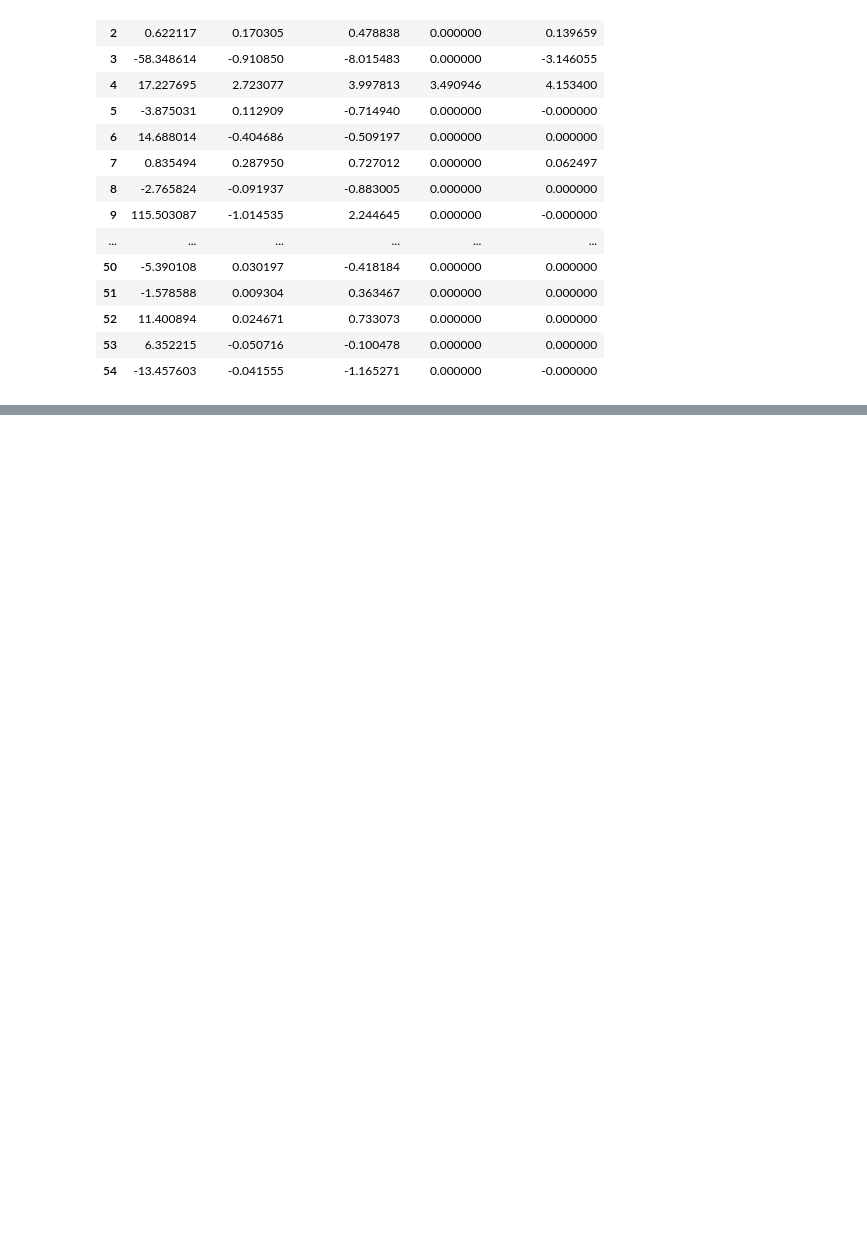
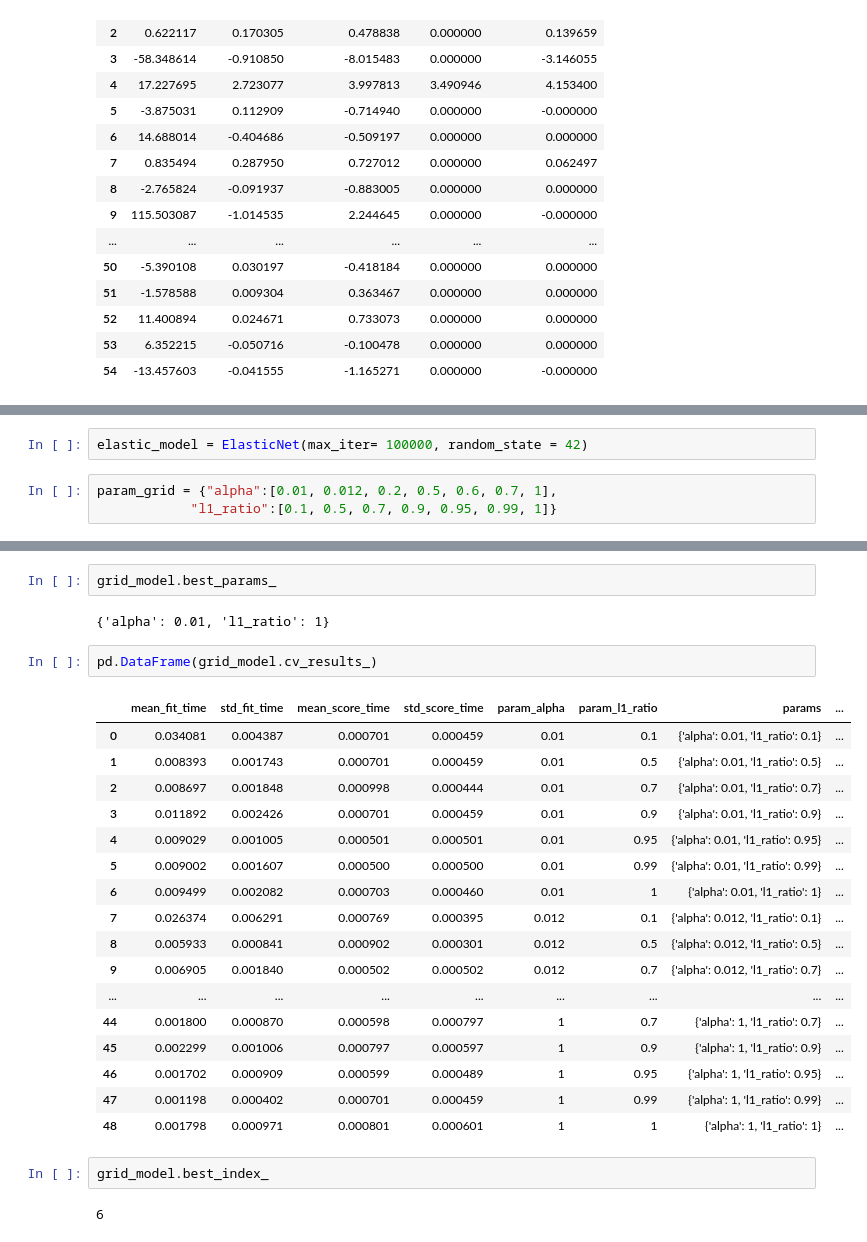
Before and after one commit to pir23oguz/B_150, a Jupyter notebook: My_ml/My_4-Regularization (Scaling-(Ridge-Lasso-Elastic Net)-Feature Selection-Cross Validation-Grid Search) 11.07.2023.ipynb, the cells around one changed output, grey strips where cells are left out. Saved outputs shown, nothing was run; the diff lists cells and outputs as text; blank space fills up the shorter version.

```diff
--- a/My_ml/My_4-Regularization (Scaling-(Ridge-Lasso-Elastic Net)-Feature Selection-Cross Validation-Grid Search) 11.07.2023.ipynb
+++ b/My_ml/My_4-Regularization (Scaling-(Ridge-Lasso-Elastic Net)-Feature Selection-Cross Validation-Grid Search) 11.07.2023.ipynb
@@ -795,0 +965,5 @@ pd.concat([lm_df, rm_df, rcm_df, lsm_df, lcm_df], axis = 1)
+# %%
+elastic_model = ElasticNet(max_iter= 100000, random_state = 42)
+# %%
+param_grid = {"alpha":[0.01, 0.012, 0.2, 0.5, 0.6, 0.7, 1],
+            "l1_ratio":[0.1, 0.5, 0.7, 0.9, 0.95, 0.99, 1]}
@@ -795,0 +997,28 @@ pd.concat([lm_df, rm_df, rcm_df, lsm_df, lcm_df], axis = 1)
+# %%
+grid_model.best_params_
+# %% [output]
+{'alpha': 0.01, 'l1_ratio': 1}
+# %%
+pd.DataFrame(grid_model.cv_results_)
+# %% [output]
+|  | mean_fit_time | std_fit_time | mean_score_time | std_score_time | param_alpha | param_l1_ratio | params | ... |
+| 0 | 0.034081 | 0.004387 | 0.000701 | 0.000459 | 0.01 | 0.1 | {'alpha': 0.01, 'l1_ratio': 0.1} | ... |
+| 1 | 0.008393 | 0.001743 | 0.000701 | 0.000459 | 0.01 | 0.5 | {'alpha': 0.01, 'l1_ratio': 0.5} | ... |
+| 2 | 0.008697 | 0.001848 | 0.000998 | 0.000444 | 0.01 | 0.7 | {'alpha': 0.01, 'l1_ratio': 0.7} | ... |
+| 3 | 0.011892 | 0.002426 | 0.000701 | 0.000459 | 0.01 | 0.9 | {'alpha': 0.01, 'l1_ratio': 0.9} | ... |
+| 4 | 0.009029 | 0.001005 | 0.000501 | 0.000501 | 0.01 | 0.95 | {'alpha': 0.01, 'l1_ratio': 0.95} | ... |
+| 5 | 0.009002 | 0.001607 | 0.000500 | 0.000500 | 0.01 | 0.99 | {'alpha': 0.01, 'l1_ratio': 0.99} | ... |
+| 6 | 0.009499 | 0.002082 | 0.000703 | 0.000460 | 0.01 | 1 | {'alpha': 0.01, 'l1_ratio': 1} | ... |
+| 7 | 0.026374 | 0.006291 | 0.000769 | 0.000395 | 0.012 | 0.1 | {'alpha': 0.012, 'l1_ratio': 0.1} | ... |
+| 8 | 0.005933 | 0.000841 | 0.000902 | 0.000301 | 0.012 | 0.5 | {'alpha': 0.012, 'l1_ratio': 0.5} | ... |
+| 9 | 0.006905 | 0.001840 | 0.000502 | 0.000502 | 0.012 | 0.7 | {'alpha': 0.012, 'l1_ratio': 0.7} | ... |
+| ... | ... | ... | ... | ... | ... | ... | ... | ... |
+| 44 | 0.001800 | 0.000870 | 0.000598 | 0.000797 | 1 | 0.7 | {'alpha': 1, 'l1_ratio': 0.7} | ... |
+| 45 | 0.002299 | 0.001006 | 0.000797 | 0.000597 | 1 | 0.9 | {'alpha': 1, 'l1_ratio': 0.9} | ... |
+| 46 | 0.001702 | 0.000909 | 0.000599 | 0.000489 | 1 | 0.95 | {'alpha': 1, 'l1_ratio': 0.95} | ... |
+| 47 | 0.001198 | 0.000402 | 0.000701 | 0.000459 | 1 | 0.99 | {'alpha': 1, 'l1_ratio': 0.99} | ... |
+| 48 | 0.001798 | 0.000971 | 0.000801 | 0.000601 | 1 | 1 | {'alpha': 1, 'l1_ratio': 1} | ... |
+# %%
+grid_model.best_index_
+# %% [output]
+6
```
Also changed, not shown: parts of 44 cells of this notebook.
